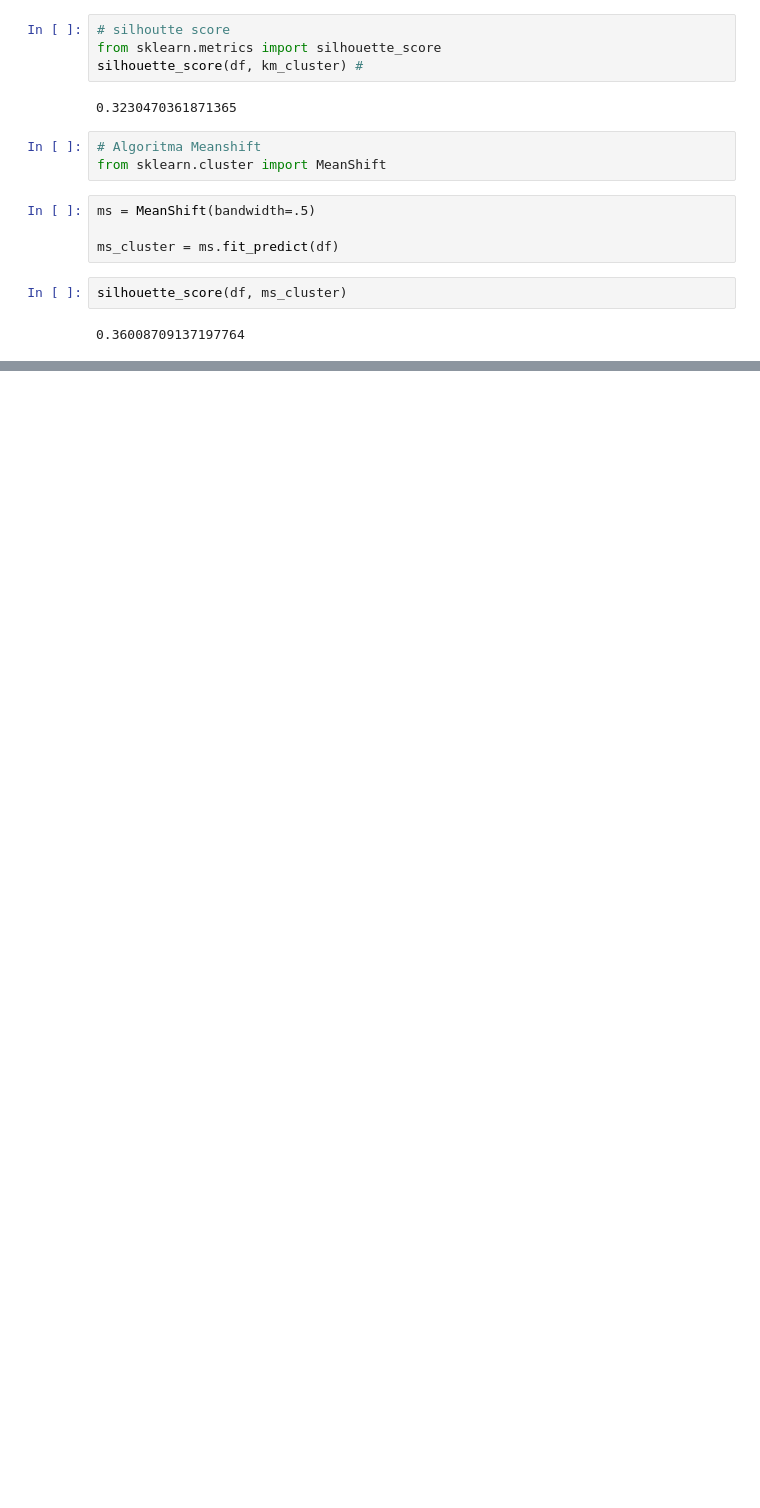
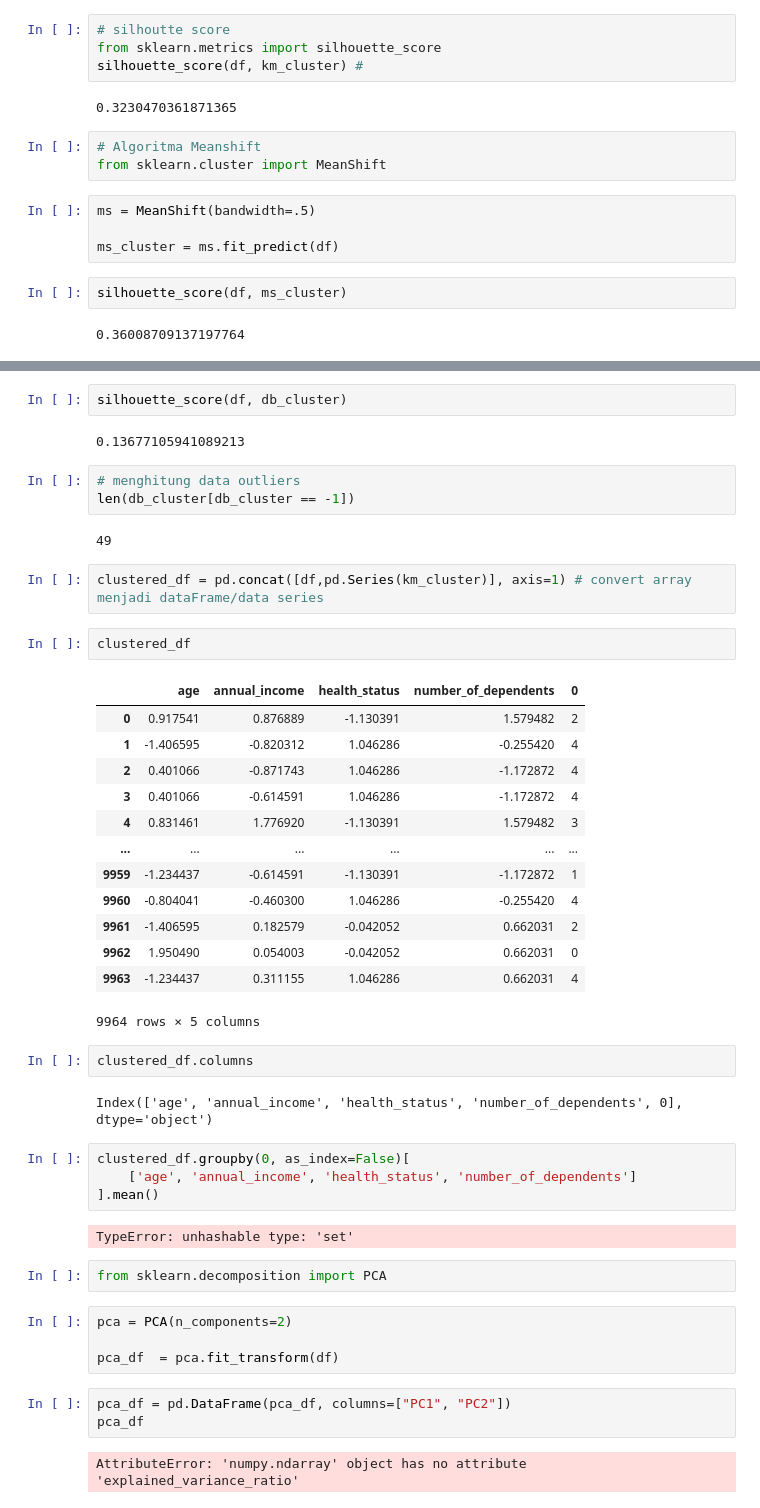
Before and after one commit to marlinps/dsml, a Jupyter notebook: day_3.ipynb, the cells around one changed output, grey strips where cells are left out. Cells and saved outputs as stored; diff of their text form; blank space fills up the shorter version.

```diff
--- a/day_3.ipynb
+++ b/day_3.ipynb
@@ -151,0 +181,48 @@ silhouette_score(df, ms_cluster)
+# %%
+silhouette_score(df, db_cluster)
+# %% [output]
+0.13677105941089213
+# %%
+# menghitung data outliers
+len(db_cluster[db_cluster == -1])
+# %% [output]
+49
+# %%
+clustered_df = pd.concat([df,pd.Series(km_cluster)], axis=1) # convert array menjadi dataFrame/data series
+# %%
+clustered_df
+# %% [output]
+|  | age | annual_income | health_status | number_of_dependents | 0 |
+| 0 | 0.917541 | 0.876889 | -1.130391 | 1.579482 | 2 |
+| 1 | -1.406595 | -0.820312 | 1.046286 | -0.255420 | 4 |
+| 2 | 0.401066 | -0.871743 | 1.046286 | -1.172872 | 4 |
+| 3 | 0.401066 | -0.614591 | 1.046286 | -1.172872 | 4 |
+| 4 | 0.831461 | 1.776920 | -1.130391 | 1.579482 | 3 |
+| ... | ... | ... | ... | ... | ... |
+| 9959 | -1.234437 | -0.614591 | -1.130391 | -1.172872 | 1 |
+| 9960 | -0.804041 | -0.460300 | 1.046286 | -0.255420 | 4 |
+| 9961 | -1.406595 | 0.182579 | -0.042052 | 0.662031 | 2 |
+| 9962 | 1.950490 | 0.054003 | -0.042052 | 0.662031 | 0 |
+| 9963 | -1.234437 | 0.311155 | 1.046286 | 0.662031 | 4 |
+9964 rows × 5 columns
+# %%
+clustered_df.columns
+# %% [output]
+Index(['age', 'annual_income', 'health_status', 'number_of_dependents', 0], dtype='object')
+# %%
+clustered_df.groupby(0, as_index=False)[
+	['age', 'annual_income', 'health_status', 'number_of_dependents']
+].mean()
+# %% [output]
+TypeError: unhashable type: 'set'
+# %%
+from sklearn.decomposition import PCA
+# %%
+pca = PCA(n_components=2)
+
+pca_df  = pca.fit_transform(df)
+# %%
+pca_df = pd.DataFrame(pca_df, columns=["PC1", "PC2"])
+pca_df
+# %% [output]
+AttributeError: 'numpy.ndarray' object has no attribute 'explained_variance_ratio'
```
Also changed, not shown: parts of 4 cells of this notebook, 1 other file.
